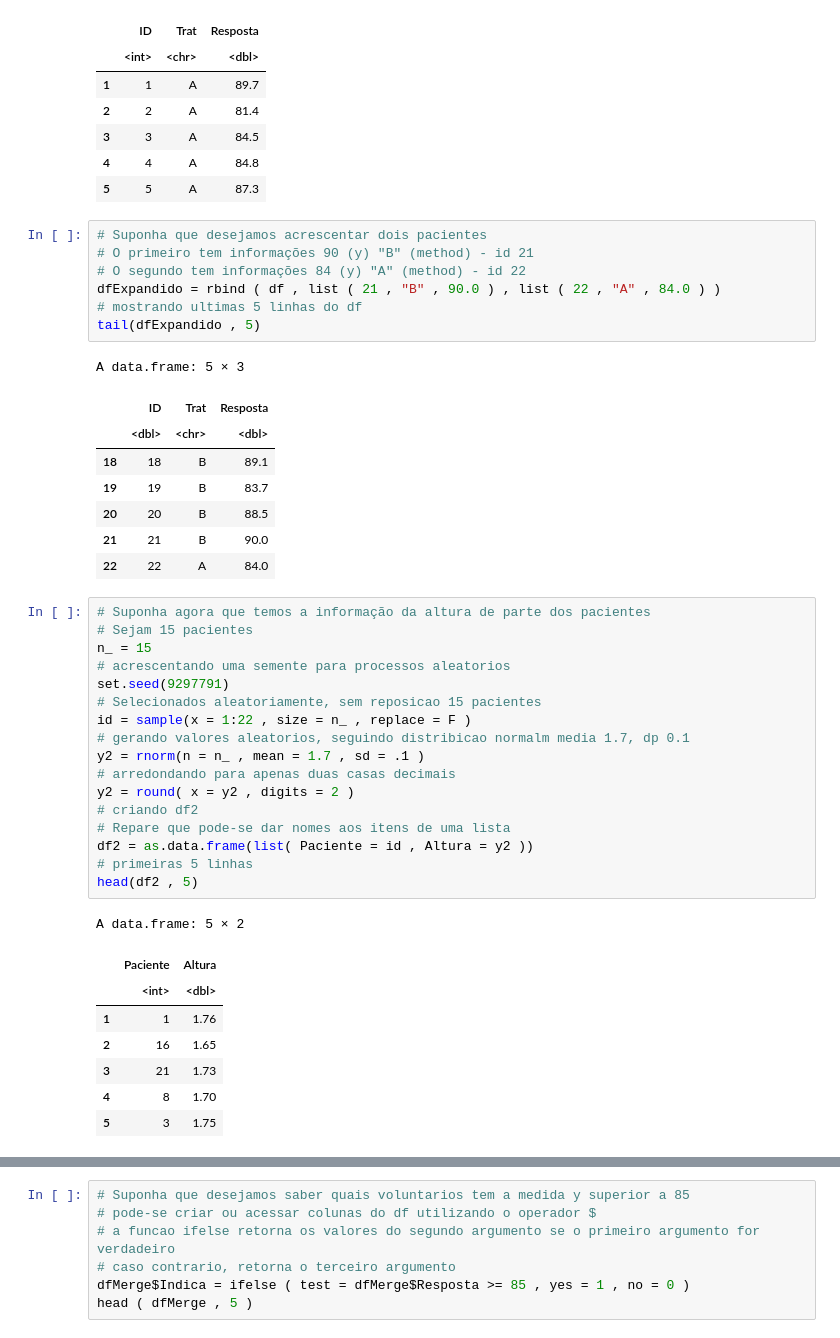
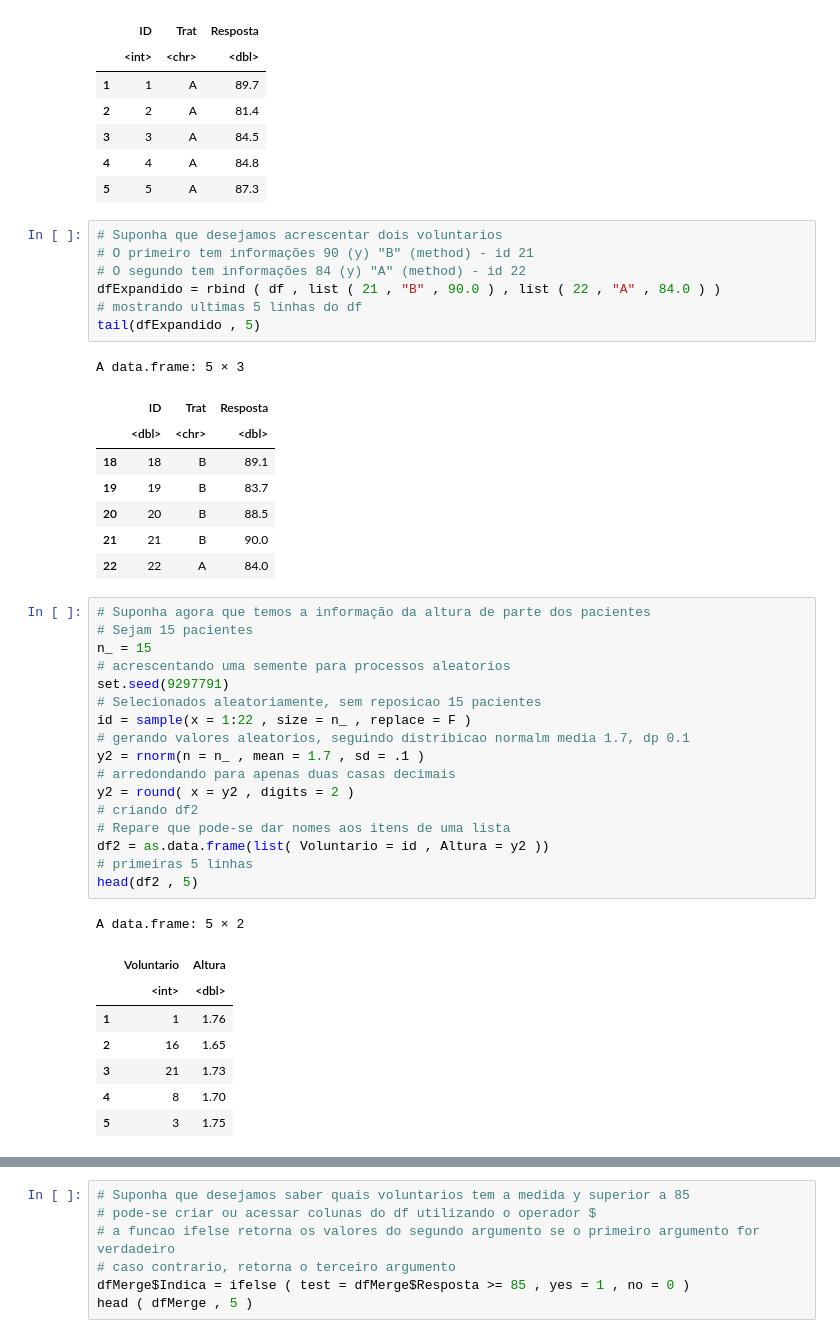
Before and after one commit to lucranders/workshopR, a Jupyter notebook: RBasico.ipynb, the cells around one changed output, grey strips where cells are left out. Cells and saved outputs as stored; diff of their text form.

```diff
--- a/RBasico.ipynb
+++ b/RBasico.ipynb
@@ -242,7 +266,7 @@ A data.frame: 5 × 3
 | 4 | 4 | A | 84.8 |
 | 5 | 5 | A | 87.3 |
 # %%
-# Suponha que desejamos acrescentar dois pacientes
+# Suponha que desejamos acrescentar dois voluntarios
 # O primeiro tem informações 90 (y) "B" (method) - id 21
 # O segundo tem informações 84 (y) "A" (method) - id 22
 dfExpandido = rbind ( df , list ( 21 , "B" , 90.0 ) , list ( 22 , "A" , 84.0 ) )
@@ -260,23 +284,23 @@ A data.frame: 5 × 3
 # %%
 # Suponha agora que temos a informação da altura de parte dos pacientes
 # Sejam 15 pacientes
 n_ = 15
 # acrescentando uma semente para processos aleatorios
 set.seed(9297791)
 # Selecionados aleatoriamente, sem reposicao 15 pacientes
 id = sample(x = 1:22 , size = n_ , replace = F )
 # gerando valores aleatorios, seguindo distribicao normalm media 1.7, dp 0.1
 y2 = rnorm(n = n_ , mean = 1.7 , sd = .1 )
 # arredondando para apenas duas casas decimais
 y2 = round( x = y2 , digits = 2 )
 # criando df2
 # Repare que pode-se dar nomes aos itens de uma lista
-df2 = as.data.frame(list( Paciente = id , Altura = y2 ))
+df2 = as.data.frame(list( Voluntario = id , Altura = y2 ))
 # primeiras 5 linhas
 head(df2 , 5)
 # %% [output]
 A data.frame: 5 × 2
-|  | Paciente | Altura |
+|  | Voluntario | Altura |
 |  | <int> | <dbl> |
 | 1 | 1 | 1.76 |
 | 2 | 16 | 1.65 |
```
Also changed, not shown: parts of 11 cells of this notebook.
